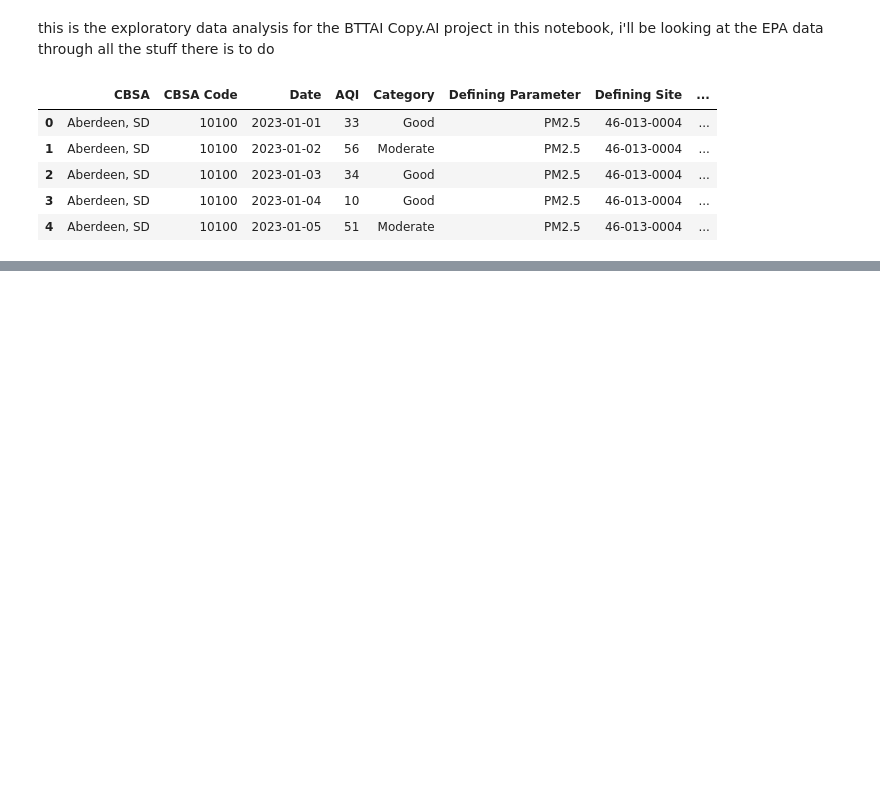
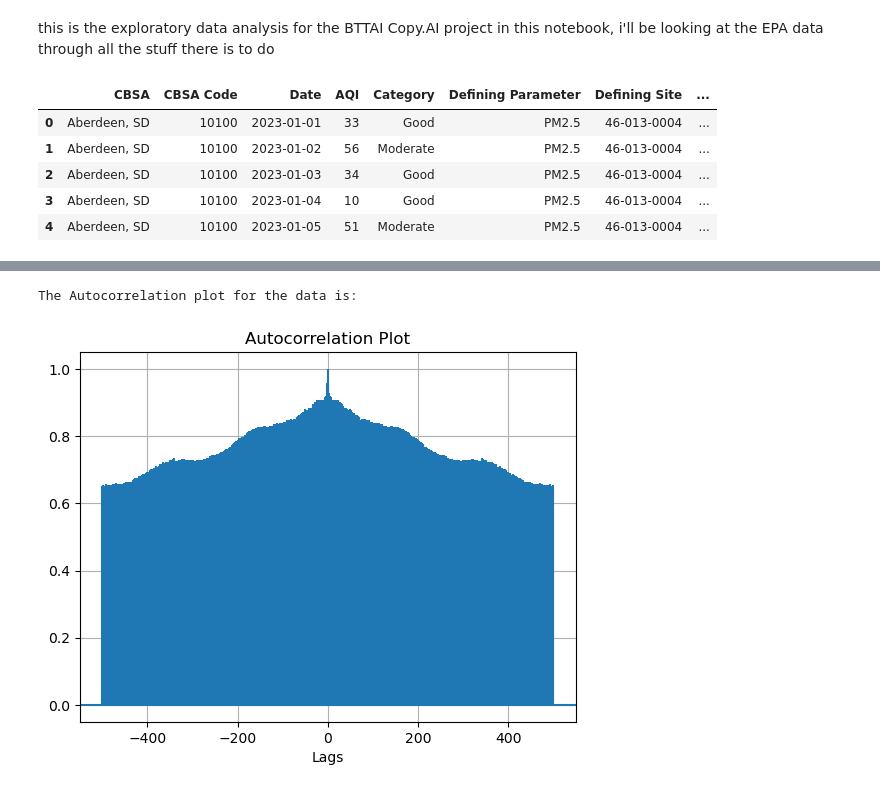
Before and after one commit to Copy-AI-student-projecct/epa, a Jupyter notebook: BTT_EDA.ipynb, the cells around one changed output, grey strips where cells are left out. Saved outputs shown, nothing was run; the diff lists cells and outputs as text; code cells hidden in the pictures; blank space fills up the shorter version.

```diff
--- a/BTT_EDA.ipynb
+++ b/BTT_EDA.ipynb
@@ -202,0 +344,17 @@ See the caveats in the documentation: https://pandas.pydata.org/pandas-docs/stab
+# %%
+plt.title("Autocorrelation Plot")
+
+# Providing x-axis name.
+plt.xlabel("Lags")
+
+# Plotting the Autocorrelation plot.
+plt.acorr(averaged_df["AQI"], maxlags = 500)
+
+# Displaying the plot.
+print("The Autocorrelation plot for the data is:")
+plt.grid(True)
+
+plt.show()
+# %% [output]
+The Autocorrelation plot for the data is:
+[figure, added]
```
Also changed, not shown: parts of 17 cells of this notebook, 1 other file.
